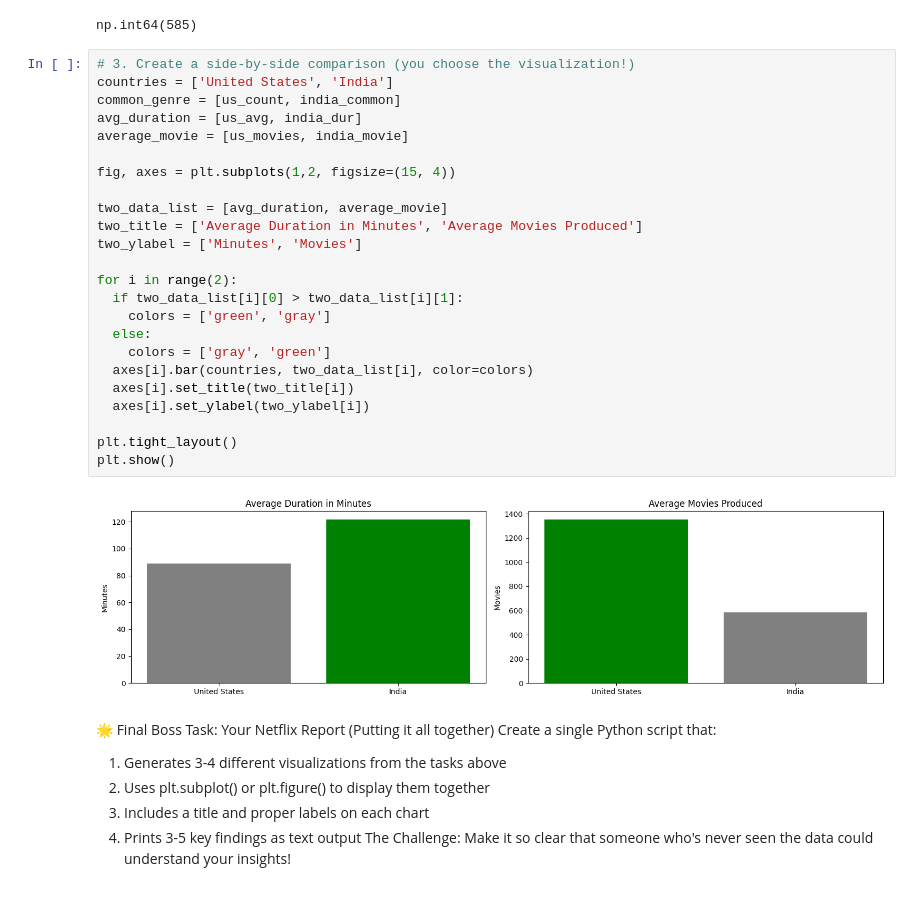
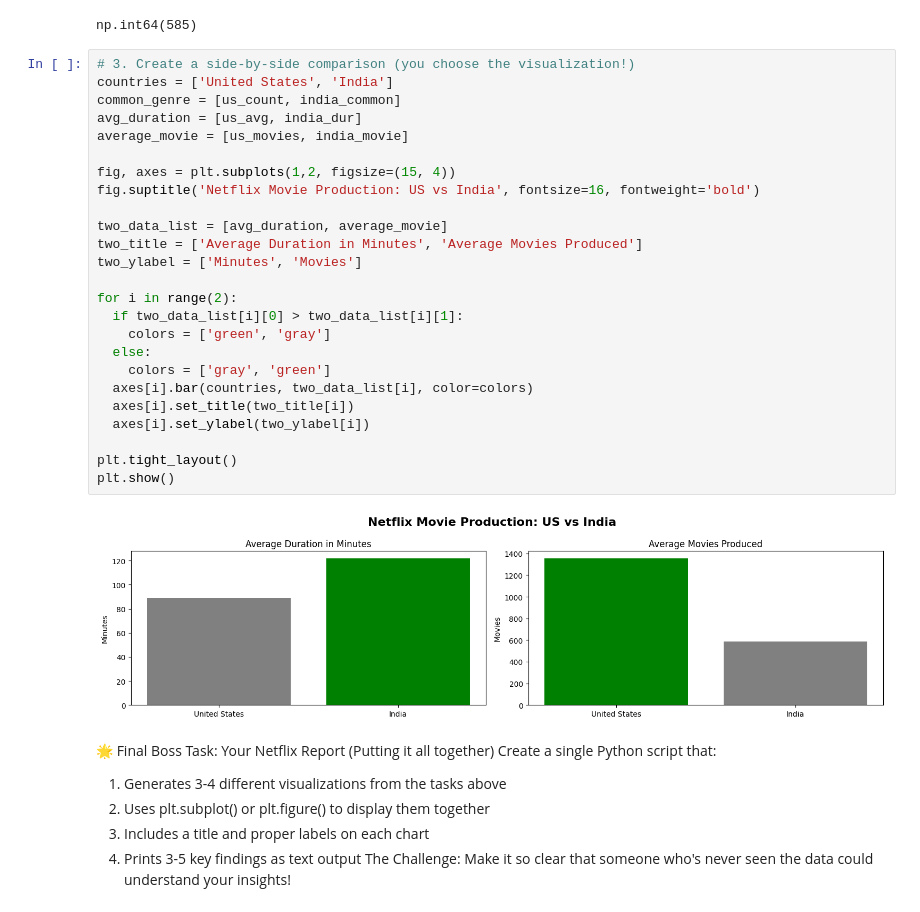
Before and after one commit to christianabusca/netflix-movies-analysis, a Jupyter notebook: netflix.ipynb, the cells around one changed output. Drawn from its saved outputs; the diff is of its cells as text.

```diff
--- a/netflix.ipynb
+++ b/netflix.ipynb
@@ -249,29 +249,30 @@ np.int64(585)
 # %%
 # 3. Create a side-by-side comparison (you choose the visualization!)
 countries = ['United States', 'India']
 common_genre = [us_count, india_common]
 avg_duration = [us_avg, india_dur]
 average_movie = [us_movies, india_movie]
 
 fig, axes = plt.subplots(1,2, figsize=(15, 4))
+fig.suptitle('Netflix Movie Production: US vs India', fontsize=16, fontweight='bold')
 
 two_data_list = [avg_duration, average_movie]
 two_title = ['Average Duration in Minutes', 'Average Movies Produced']
 two_ylabel = ['Minutes', 'Movies']
 
 for i in range(2):
   if two_data_list[i][0] > two_data_list[i][1]:
     colors = ['green', 'gray']
   else:
     colors = ['gray', 'green']
   axes[i].bar(countries, two_data_list[i], color=colors)
   axes[i].set_title(two_title[i])
   axes[i].set_ylabel(two_ylabel[i])
 
 plt.tight_layout()
 plt.show()
 # %% [output]
-[figure, old version]
+[figure, new version]
 # %% [markdown]
 🌟 Final Boss Task: Your Netflix Report (Putting it all together)
 Create a single Python script that:
```
Also changed, not shown: parts of 1 cell of this notebook.
